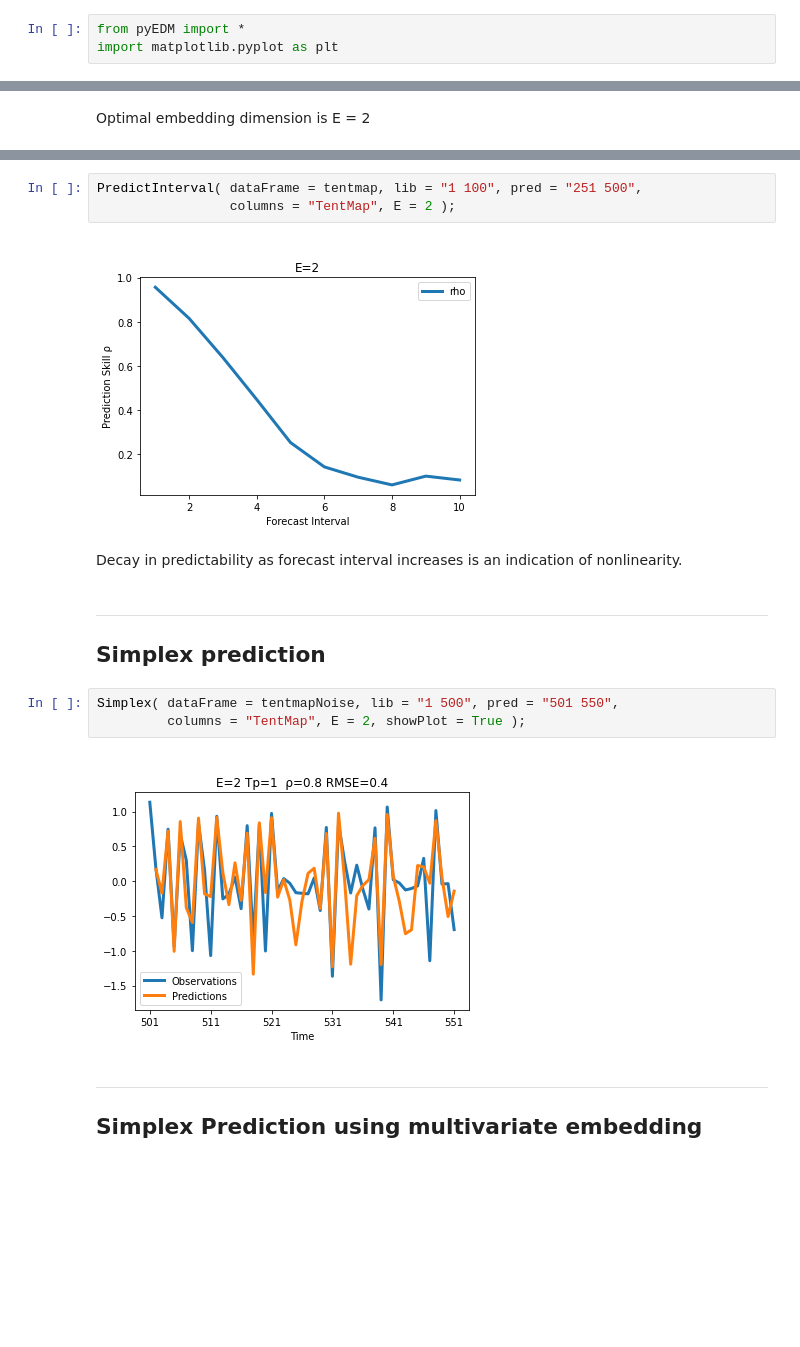
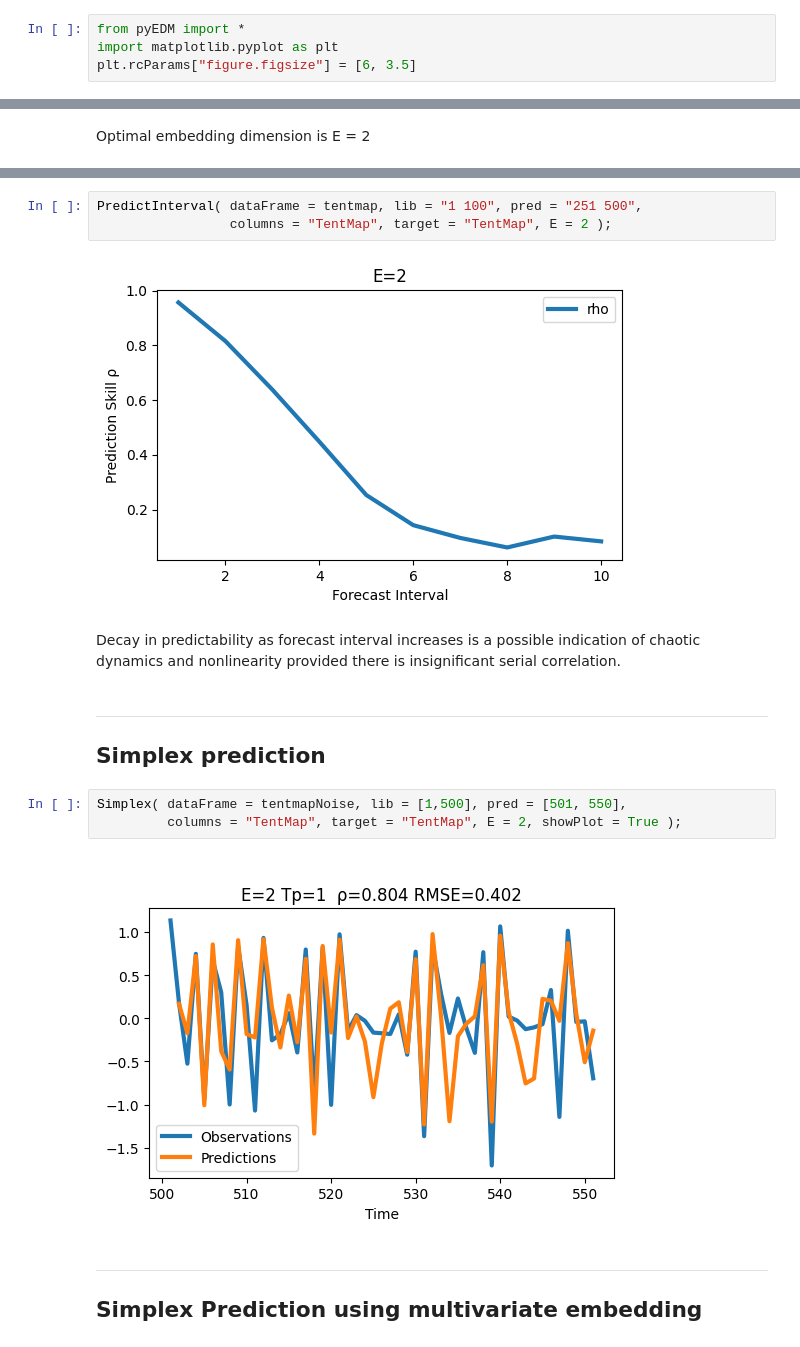
Before and after one commit to SugiharaLab/EDM_Documentation, a Jupyter notebook: docs/basic_examples.ipynb, the cells around one changed output, grey strips where cells are left out. Cells and saved outputs as stored; diff of their text form; blank space fills up the shorter version.

Commit message:
v2.3 update, lib/pred 1-offset

```diff
--- a/docs/basic_examples.ipynb
+++ b/docs/basic_examples.ipynb
@@ -3,6 +3,7 @@
 # %%
 from pyEDM import *
 import matplotlib.pyplot as plt
+plt.rcParams["figure.figsize"] = [6, 3.5]
 # %%
 tentmap      = sampleData['TentMap']
 tentmapNoise = sampleData['TentMapNoise']
@@ -28,19 +29,19 @@ Optimal embedding dimension is E = 2
 # %%
 PredictInterval( dataFrame = tentmap, lib = "1 100", pred = "251 500",
-                 columns = "TentMap", E = 2 );
+                 columns = "TentMap", target = "TentMap", E = 2 );
 # %% [output]
-[figure, old version]
+[figure, new version]
 # %% [markdown]
-Decay in predictability as forecast interval increases is an indication of nonlinearity.
+Decay in predictability as forecast interval increases is a possible indication of chaotic dynamics and nonlinearity provided there is insignificant serial correlation.
 # %% [markdown]
 ---
 
 ## Simplex prediction
 # %%
-Simplex( dataFrame = tentmapNoise, lib = "1 500", pred = "501 550",
-         columns = "TentMap", E = 2, showPlot = True );
+Simplex( dataFrame = tentmapNoise, lib = [1,500], pred = [501, 550],
+         columns = "TentMap", target = "TentMap", E = 2, showPlot = True );
 # %% [output]
-[figure, old version]
+[figure, new version]
 # %% [markdown]
 ---
 
```
Also changed, not shown: parts of 15 cells of this notebook, 11 other files.
